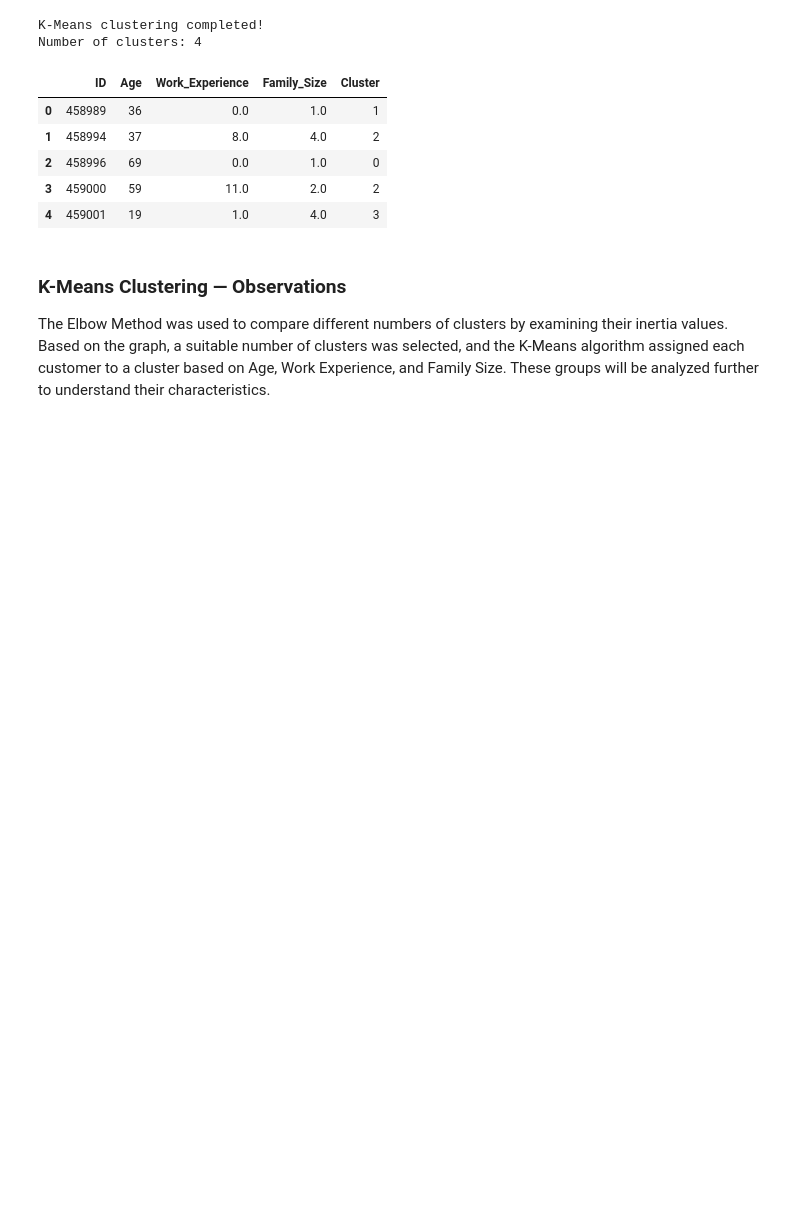
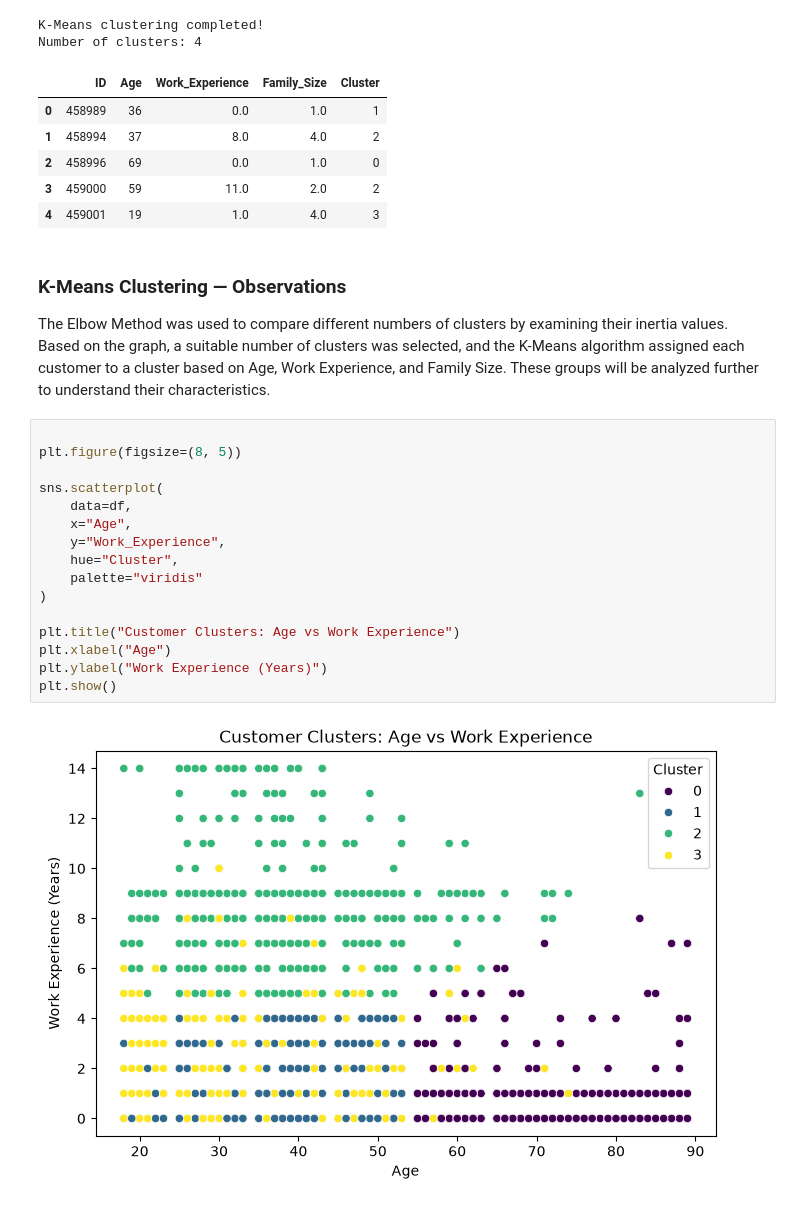
Before and after one commit to atulkadam081-coder/IOBSIP, a Jupyter notebook: src/customer_segmentation.ipynb, the cells around one changed output. Drawn from its saved outputs; the diff is of its cells as text; blank space fills up the shorter version.

```diff
--- a/src/customer_segmentation.ipynb
+++ b/src/customer_segmentation.ipynb
@@ -251,3 +251,21 @@ Number of clusters: 4
 ### K-Means Clustering — Observations
 
 The Elbow Method was used to compare different numbers of clusters by examining their inertia values. Based on the graph, a suitable number of clusters was selected, and the K-Means algorithm assigned each customer to a cluster based on Age, Work Experience, and Family Size. These groups will be analyzed further to understand their characteristics.
+# %%
+
+plt.figure(figsize=(8, 5))
+
+sns.scatterplot(
+    data=df,
+    x="Age",
+    y="Work_Experience",
+    hue="Cluster",
+    palette="viridis"
+)
+
+plt.title("Customer Clusters: Age vs Work Experience")
+plt.xlabel("Age")
+plt.ylabel("Work Experience (Years)")
+plt.show()
+# %% [output]
+[figure, added]
```
Also changed, not shown: parts of 8 cells of this notebook.
